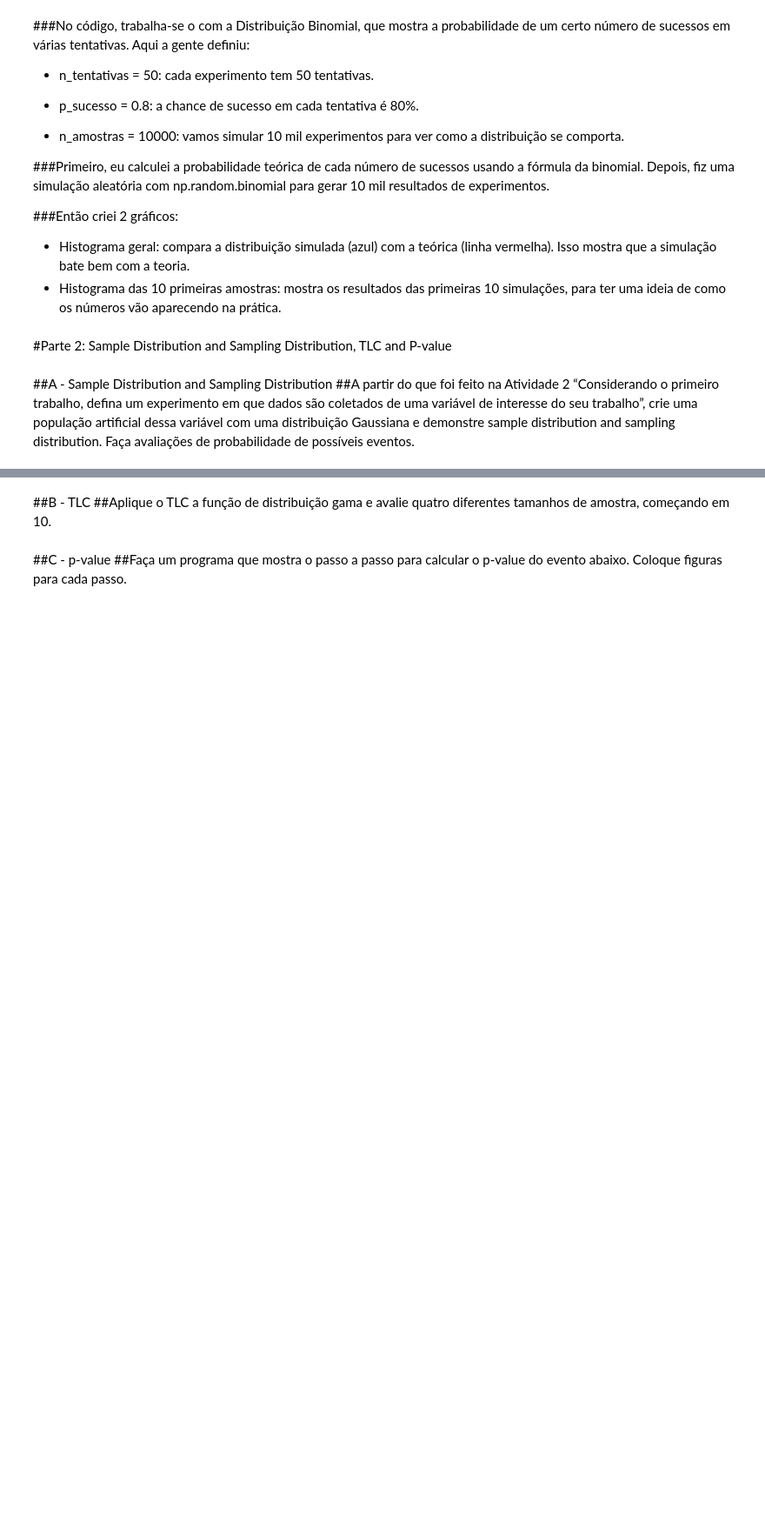
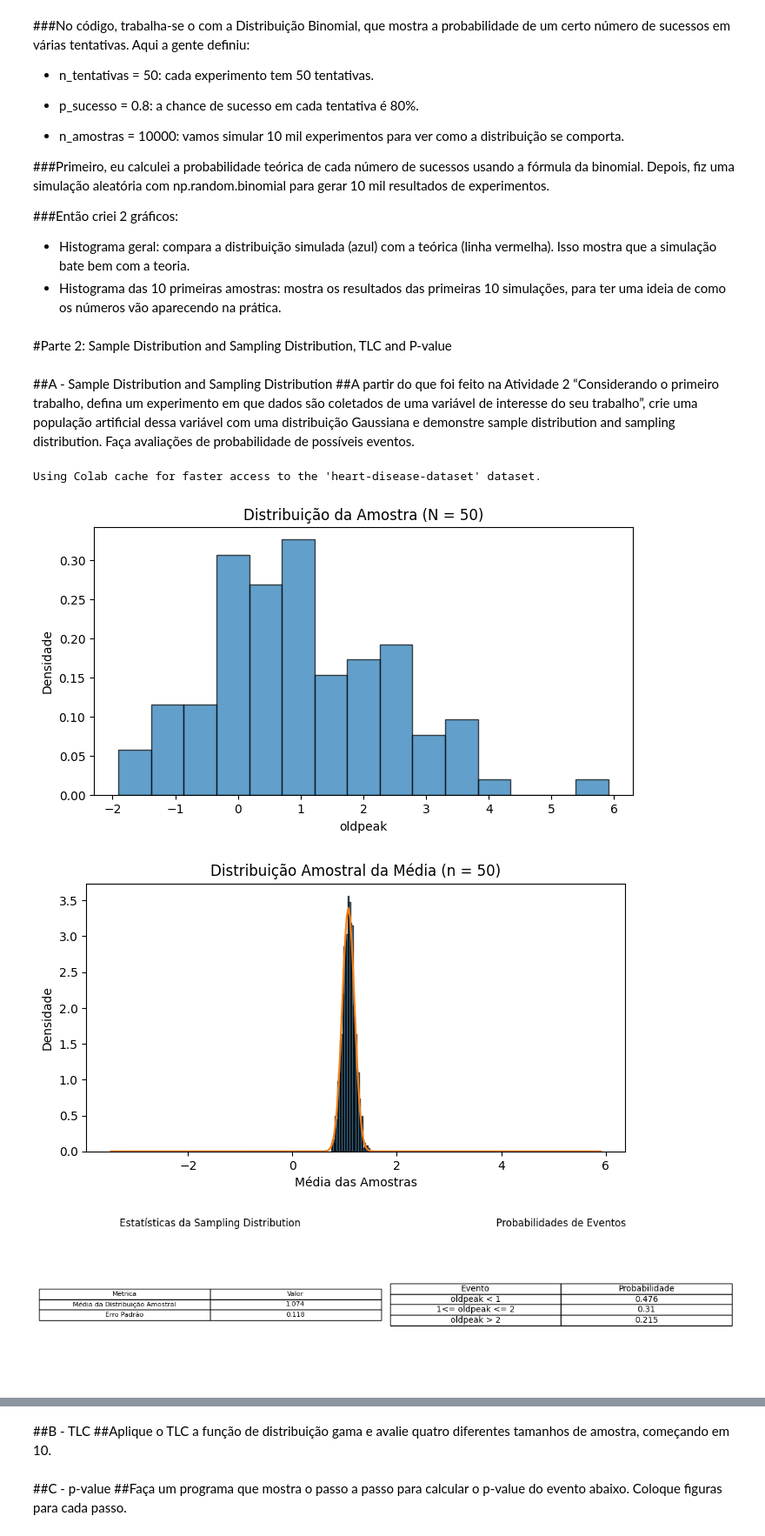
Before and after one commit to diofares/LLM-Estatistica-Atividade1, a Jupyter notebook: LLM_Estatistica_Atividade1.ipynb, the cells around one changed output, grey strips where cells are left out. Shown at 87% size. Drawn from its saved outputs; the diff is of its cells as text; code cells hidden in the pictures; blank space fills up the shorter version.

```diff
--- a/LLM_Estatistica_Atividade1.ipynb
+++ b/LLM_Estatistica_Atividade1.ipynb
@@ -191,3 +191,77 @@ plt.show()
 # %% [markdown]
 ##A - Sample Distribution and Sampling Distribution
 ##A partir do que foi feito na Atividade 2 “Considerando o primeiro trabalho, defina um experimento em que dados são coletados de uma variável de interesse do seu trabalho”, crie  uma população artificial dessa variável com uma distribuição Gaussiana e demonstre sample distribution and sampling distribution. Faça avaliações de probabilidade de possíveis eventos.
+# %%
+import numpy as np
+import pandas as pd
+import matplotlib.pyplot as plt
+from scipy.stats import norm
+import kagglehub
+
+path = kagglehub.dataset_download("johnsmith88/heart-disease-dataset")
+df = pd.read_csv(path + "/heart.csv")
+
+dados = df["oldpeak"].dropna()
+
+media = dados.mean()
+sigma = dados.std()
+
+N = 10000
+populacao = np.random.normal(media, sigma, N)
+x = np.linspace(populacao.min(), populacao.max(), 300)
+
+n = 100
+amostra = np.random.choice(populacao, size=n, replace=False)
+
+plt.figure(figsize=(8,4))
+plt.hist(amostra, bins=15, density=True, alpha=0.7, edgecolor="black")
+plt.title("Distribuição da Amostra (N = 50)")
+plt.xlabel("oldpeak")
+plt.ylabel("Densidade")
+plt.show()
+
+num_amostras = 1000
+medias_amostrais = [np.mean(np.random.choice(populacao, size=n, replace=False)) for a in range(num_amostras)]
+plt.figure(figsize=(8,4))
+plt.hist(medias_amostrais, bins=30, density=True, alpha=0.7, edgecolor="black")
+plt.plot(x, norm.pdf(x, media, sigma / np.sqrt(n)))
+plt.title("Distribuição Amostral da Média (n = 50)")
+plt.xlabel("Média das Amostras")
+plt.ylabel("Densidade")
+plt.show()
+
+media_sampling = np.mean(medias_amostrais)
+erro_padrao = sigma / np.sqrt(n)
+
+eventos = {"oldpeak < 1" : (None, 1), "1<= oldpeak <= 2" : (1,2), "oldpeak > 2" : (2, None)}
+
+resultados = []
+for evento, (a, b) in eventos.items():
+    if a is None:
+        p = norm.cdf(b, media, sigma)
+    elif b is None:
+        p = 1 - norm.cdf(a, media, sigma)
+    else:
+        p = norm.cdf(b, media, sigma) - norm.cdf(a, media, sigma)
+    resultados.append([evento, round(p, 3)])
+
+df_est = pd.DataFrame({"Métrica":["Média da Distribuição Amostral", "Erro Padrão"], "Valor" : [round(media_sampling, 3), round(erro_padrao, 3)]})
+
+df_prob = pd.DataFrame(resultados, columns=["Evento", "Probabilidade"])
+
+fig, ax = plt.subplots(1, 2, figsize=(12,3))
+ax[0].axis("off")
+ax[0].table(cellText=df_est.values, colLabels=df_est.columns, cellLoc="center", loc="center")
+ax[0].set_title("Estatísticas da Sampling Distribution")
+
+ax[1].axis("off")
+ax[1].table(cellText=df_prob.values, colLabels=df_prob.columns, cellLoc="center", loc="center")
+ax[1].set_title("Probabilidades de Eventos")
+
+plt.tight_layout()
+plt.show()
+# %% [output]
+Using Colab cache for faster access to the 'heart-disease-dataset' dataset.
+[figure, added]
+[figure, added]
+[figure, added]
```
Also changed, not shown: parts of 2 cells of this notebook.
